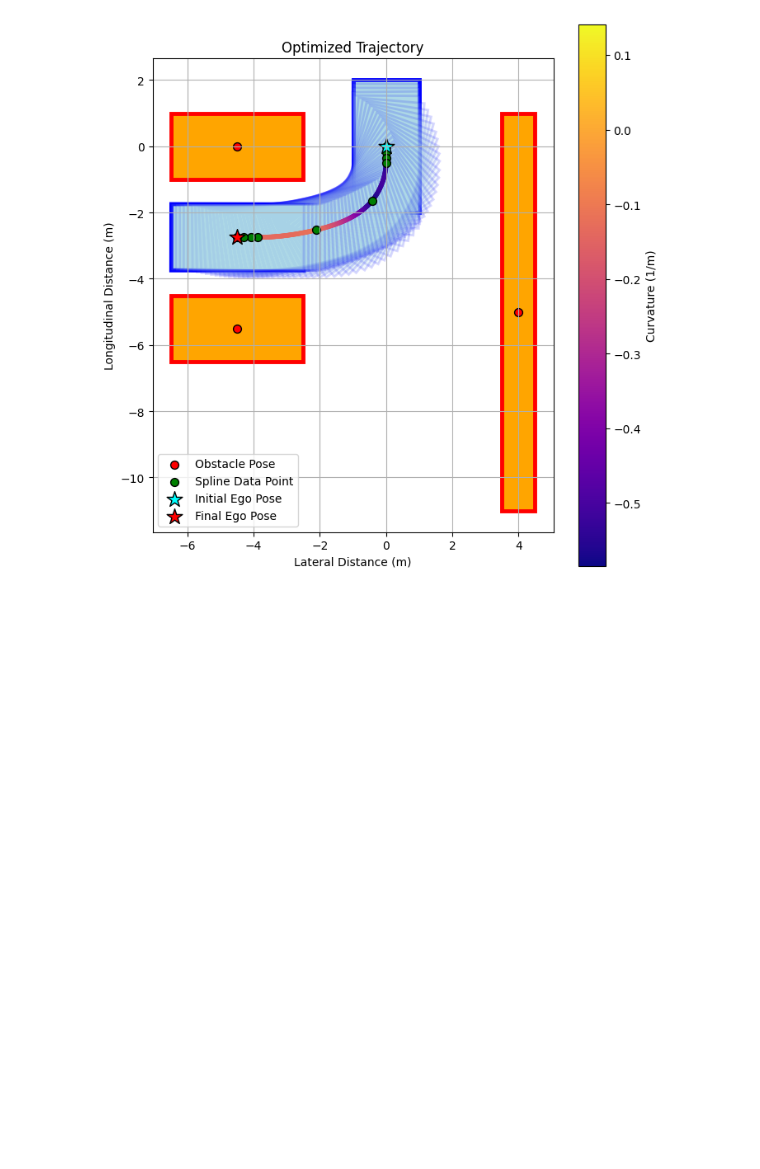
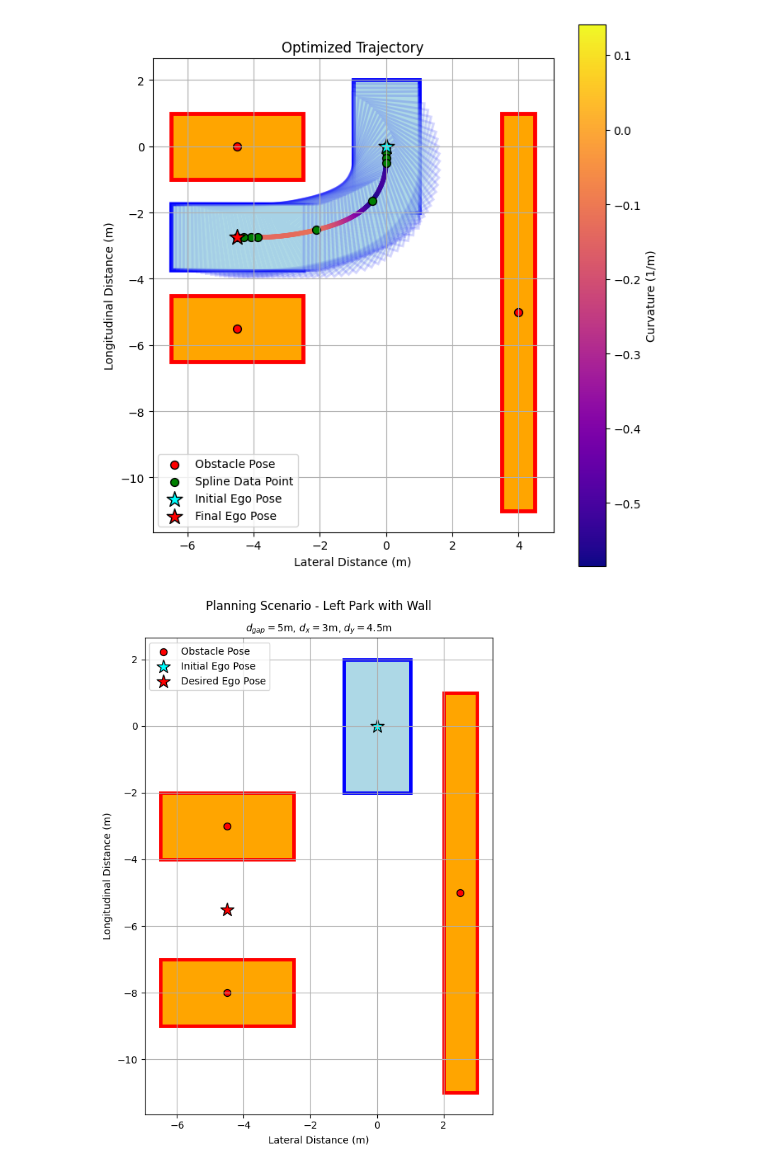
Before and after one commit to SamKhzym/cloud-auto-park, a Jupyter notebook: sim_ws/src/digital_twin/cloud_auto_park/analysis/planning.ipynb, the cells around one changed output. Cells and saved outputs as stored; diff of their text form; code cells hidden in the pictures; blank space fills up the shorter version.

Commit message:
planning doe re-ran, some pretty plots generated

```diff
--- a/sim_ws/src/digital_twin/cloud_auto_park/analysis/planning.ipynb
+++ b/sim_ws/src/digital_twin/cloud_auto_park/analysis/planning.ipynb
@@ -103,3 +103,33 @@ ax.set_title('Optimized Trajectory')
 # %% [output]
 Text(0.5, 1.0, 'Optimized Trajectory')
 [figure]
+# %%
+def setup_scenario(gap_dist, x_sep, y_sep, is_left, is_wall, traj):
+
+    obstacle_sep = gap_dist
+    sign = 1 if is_left else -1
+    obb_1 = OrientedBoundingBox(-x_sep, sign * y_sep, 4.0, 2.0, math.pi/2)
+    obb_2 = OrientedBoundingBox(-x_sep - obstacle_sep, sign * y_sep, 4.0, 2.0, math.pi/2)
+    wall = OrientedBoundingBox(-5.0, -sign * 2.5, 12.0, 1.0, 0.0)
+
+    obstacles = [obb_1, obb_2]
+    if is_wall: obstacles.append(wall)
+
+    desired_pose = OrientedBoundingBox(-x_sep - (obstacle_sep / 2.0), sign * y_sep, 4.0, 2.0, -sign * math.pi/2)
+
+    return desired_pose, obstacles
+
+desired_pose, obstacles = setup_scenario(5.0, 3.0, 4.5, True, True, None)
+traj_optimizer = TrajectoryOptimizer(method='BFGS')
+traj_optimizer.generate_optimal_trajectory(desired_pose, obstacles)
+# %%
+desired_pose, obstacles = setup_scenario(5.0, 3.0, 4.5, True, True, None)
+traj_optimizer = TrajectoryOptimizer(method='BFGS')
+traj_optimizer.generate_optimal_trajectory(desired_pose, obstacles)
+fig, ax = plot_desired_path(traj_optimizer.optimized_traj, obstacles, num_intermediate_ego=0, plot_desired=False, plot_traj=False)
+fig.suptitle('Planning Scenario - Left Park with Wall')
+ax.set_title('$d_{gap} = 5$m, $d_x = 3$m, $d_y = 4.5$m', fontsize=10)
+fig.set_size_inches(8, 8)
+fig.savefig('figures/planning_doe_left_park.svg')
+# %% [output]
+[figure, added]
```
Also changed, not shown: 4 other files.
